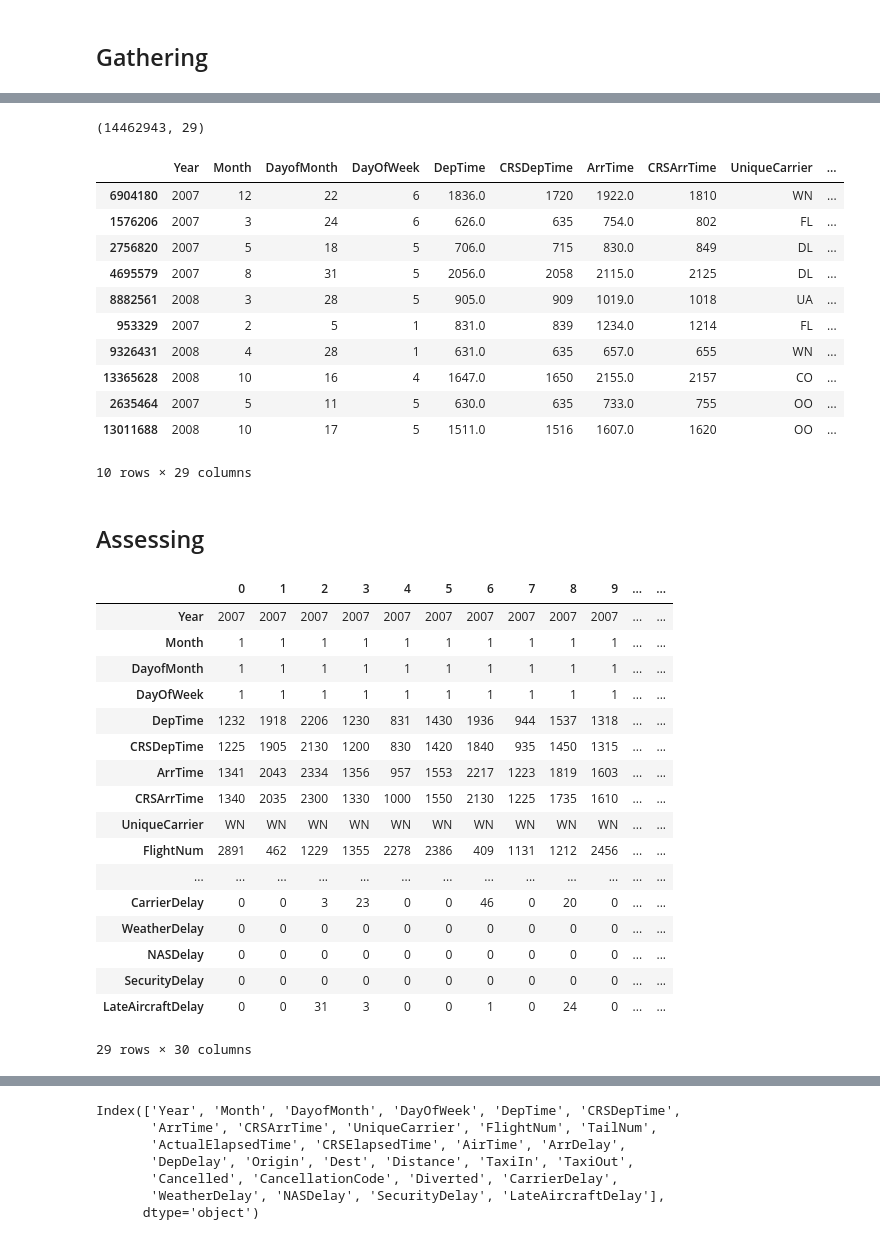
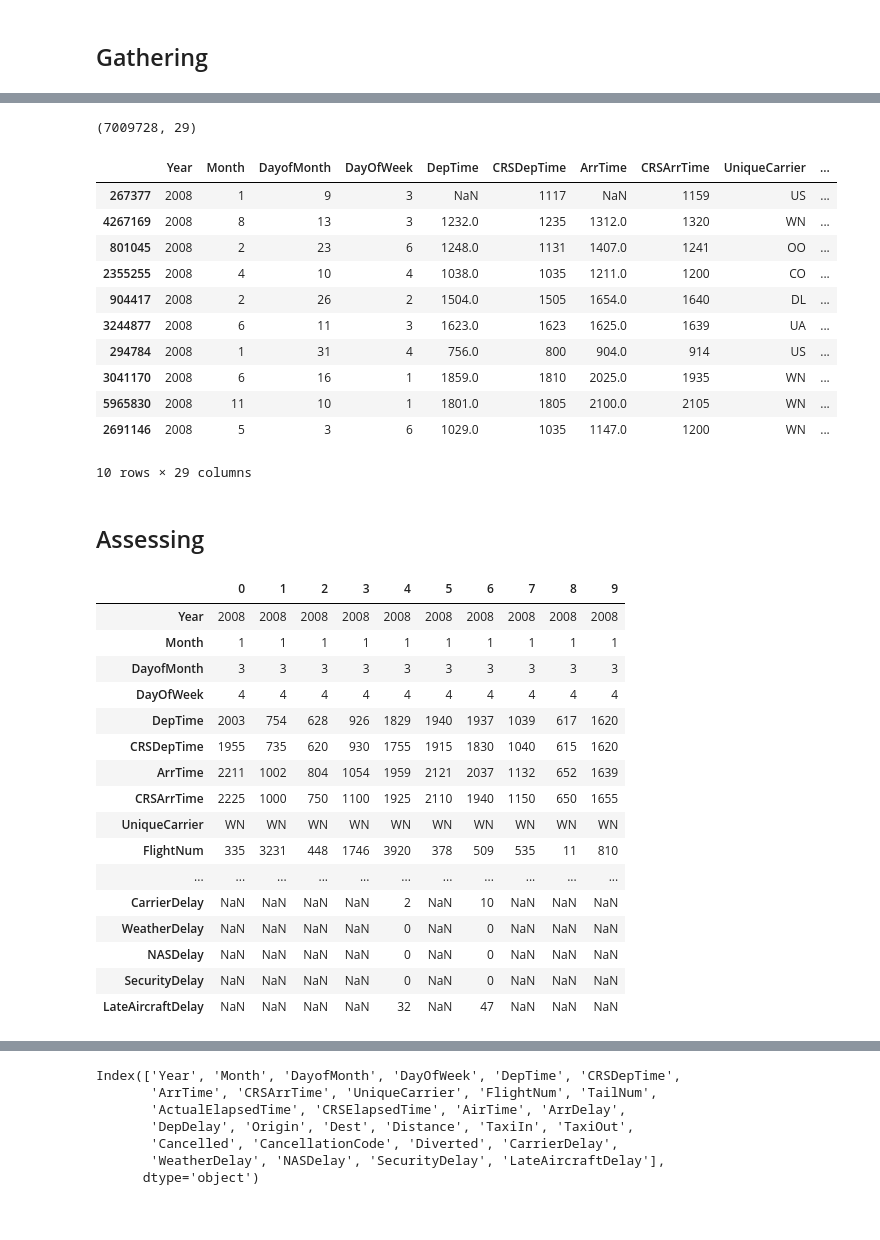
Before and after one commit to ManalAlkallas/Ford_GoBike_Analysis, a Jupyter notebook: Flight_Dataset.ipynb, the cells around one changed output, grey strips where cells are left out. Cells and saved outputs as stored; diff of their text form; code cells hidden in the pictures.

```diff
--- a/Flight_Dataset.ipynb
+++ b/Flight_Dataset.ipynb
@@ -34,6 +21,6 @@ flights_bz2 = 'flight_data_bz2'
 # %% [markdown]
 ## Gathering
 # %%
-df_2007= pd.read_csv('data/2007.csv', nrows=None, encoding='latin-1')
-df_2007.shape
+df= pd.read_csv('data/2008.csv', nrows=None, encoding='latin-1')
+df.shape
 # %% [output]
@@ -49,2 +27,0 @@ df_combine = pd.concat([df_2007, df_2008], ignore_index = True)
-# %%
-df = df_combine.copy()
@@ -57,47 +50,46 @@ df = df_combine.copy()
 # check shape
 df.shape
 # %% [output]
-(14462943, 29)
+(7009728, 29)
 # %%
 # check df
 df.sample(10)
 # %% [output]
 |  | Year | Month | DayofMonth | DayOfWeek | DepTime | CRSDepTime | ArrTime | CRSArrTime | UniqueCarrier | ... |
-| 6904180 | 2007 | 12 | 22 | 6 | 1836.0 | 1720 | 1922.0 | 1810 | WN | ... |
-| 1576206 | 2007 | 3 | 24 | 6 | 626.0 | 635 | 754.0 | 802 | FL | ... |
-| 2756820 | 2007 | 5 | 18 | 5 | 706.0 | 715 | 830.0 | 849 | DL | ... |
-| 4695579 | 2007 | 8 | 31 | 5 | 2056.0 | 2058 | 2115.0 | 2125 | DL | ... |
-| 8882561 | 2008 | 3 | 28 | 5 | 905.0 | 909 | 1019.0 | 1018 | UA | ... |
-| 953329 | 2007 | 2 | 5 | 1 | 831.0 | 839 | 1234.0 | 1214 | FL | ... |
-| 9326431 | 2008 | 4 | 28 | 1 | 631.0 | 635 | 657.0 | 655 | WN | ... |
-| 13365628 | 2008 | 10 | 16 | 4 | 1647.0 | 1650 | 2155.0 | 2157 | CO | ... |
-| 2635464 | 2007 | 5 | 11 | 5 | 630.0 | 635 | 733.0 | 755 | OO | ... |
-| 13011688 | 2008 | 10 | 17 | 5 | 1511.0 | 1516 | 1607.0 | 1620 | OO | ... |
+| 267377 | 2008 | 1 | 9 | 3 | NaN | 1117 | NaN | 1159 | US | ... |
+| 4267169 | 2008 | 8 | 13 | 3 | 1232.0 | 1235 | 1312.0 | 1320 | WN | ... |
+| 801045 | 2008 | 2 | 23 | 6 | 1248.0 | 1131 | 1407.0 | 1241 | OO | ... |
+| 2355255 | 2008 | 4 | 10 | 4 | 1038.0 | 1035 | 1211.0 | 1200 | CO | ... |
+| 904417 | 2008 | 2 | 26 | 2 | 1504.0 | 1505 | 1654.0 | 1640 | DL | ... |
+| 3244877 | 2008 | 6 | 11 | 3 | 1623.0 | 1623 | 1625.0 | 1639 | UA | ... |
+| 294784 | 2008 | 1 | 31 | 4 | 756.0 | 800 | 904.0 | 914 | US | ... |
+| 3041170 | 2008 | 6 | 16 | 1 | 1859.0 | 1810 | 2025.0 | 1935 | WN | ... |
+| 5965830 | 2008 | 11 | 10 | 1 | 1801.0 | 1805 | 2100.0 | 2105 | WN | ... |
+| 2691146 | 2008 | 5 | 3 | 6 | 1029.0 | 1035 | 1147.0 | 1200 | WN | ... |
 10 rows × 29 columns
 # %% [markdown]
 ## Assessing
 # %%
 # check df
-df.head(30).T
+df.head(10).T
 # %% [output]
-|  | 0 | 1 | 2 | 3 | 4 | 5 | 6 | 7 | 8 | 9 | ... | ... |
-| Year | 2007 | 2007 | 2007 | 2007 | 2007 | 2007 | 2007 | 2007 | 2007 | 2007 | ... | ... |
-| Month | 1 | 1 | 1 | 1 | 1 | 1 | 1 | 1 | 1 | 1 | ... | ... |
-| DayofMonth | 1 | 1 | 1 | 1 | 1 | 1 | 1 | 1 | 1 | 1 | ... | ... |
-| DayOfWeek | 1 | 1 | 1 | 1 | 1 | 1 | 1 | 1 | 1 | 1 | ... | ... |
-| DepTime | 1232 | 1918 | 2206 | 1230 | 831 | 1430 | 1936 | 944 | 1537 | 1318 | ... | ... |
-| CRSDepTime | 1225 | 1905 | 2130 | 1200 | 830 | 1420 | 1840 | 935 | 1450 | 1315 | ... | ... |
-| ArrTime | 1341 | 2043 | 2334 | 1356 | 957 | 1553 | 2217 | 1223 | 1819 | 1603 | ... | ... |
-| CRSArrTime | 1340 | 2035 | 2300 | 1330 | 1000 | 1550 | 2130 | 1225 | 1735 | 1610 | ... | ... |
-| UniqueCarrier | WN | WN | WN | WN | WN | WN | WN | WN | WN | WN | ... | ... |
-| FlightNum | 2891 | 462 | 1229 | 1355 | 2278 | 2386 | 409 | 1131 | 1212 | 2456 | ... | ... |
-| ... | ... | ... | ... | ... | ... | ... | ... | ... | ... | ... | ... | ... |
-| CarrierDelay | 0 | 0 | 3 | 23 | 0 | 0 | 46 | 0 | 20 | 0 | ... | ... |
-| WeatherDelay | 0 | 0 | 0 | 0 | 0 | 0 | 0 | 0 | 0 | 0 | ... | ... |
-| NASDelay | 0 | 0 | 0 | 0 | 0 | 0 | 0 | 0 | 0 | 0 | ... | ... |
-| SecurityDelay | 0 | 0 | 0 | 0 | 0 | 0 | 0 | 0 | 0 | 0 | ... | ... |
-| LateAircraftDelay | 0 | 0 | 31 | 3 | 0 | 0 | 1 | 0 | 24 | 0 | ... | ... |
+|  | 0 | 1 | 2 | 3 | 4 | 5 | 6 | 7 | 8 | 9 |
+| Year | 2008 | 2008 | 2008 | 2008 | 2008 | 2008 | 2008 | 2008 | 2008 | 2008 |
+| Month | 1 | 1 | 1 | 1 | 1 | 1 | 1 | 1 | 1 | 1 |
+| DayofMonth | 3 | 3 | 3 | 3 | 3 | 3 | 3 | 3 | 3 | 3 |
+| DayOfWeek | 4 | 4 | 4 | 4 | 4 | 4 | 4 | 4 | 4 | 4 |
+| DepTime | 2003 | 754 | 628 | 926 | 1829 | 1940 | 1937 | 1039 | 617 | 1620 |
+| CRSDepTime | 1955 | 735 | 620 | 930 | 1755 | 1915 | 1830 | 1040 | 615 | 1620 |
+| ArrTime | 2211 | 1002 | 804 | 1054 | 1959 | 2121 | 2037 | 1132 | 652 | 1639 |
+| CRSArrTime | 2225 | 1000 | 750 | 1100 | 1925 | 2110 | 1940 | 1150 | 650 | 1655 |
+| UniqueCarrier | WN | WN | WN | WN | WN | WN | WN | WN | WN | WN |
+| FlightNum | 335 | 3231 | 448 | 1746 | 3920 | 378 | 509 | 535 | 11 | 810 |
+| ... | ... | ... | ... | ... | ... | ... | ... | ... | ... | ... |
+| CarrierDelay | NaN | NaN | NaN | NaN | 2 | NaN | 10 | NaN | NaN | NaN |
+| WeatherDelay | NaN | NaN | NaN | NaN | 0 | NaN | 0 | NaN | NaN | NaN |
+| NASDelay | NaN | NaN | NaN | NaN | 0 | NaN | 0 | NaN | NaN | NaN |
+| SecurityDelay | NaN | NaN | NaN | NaN | 0 | NaN | 0 | NaN | NaN | NaN |
+| LateAircraftDelay | NaN | NaN | NaN | NaN | 32 | NaN | 47 | NaN | NaN | NaN |
-29 rows × 30 columns
 # %%
 # check summary statistics
 df.describe()
```
Also changed, not shown: parts of 88 cells of this notebook.
